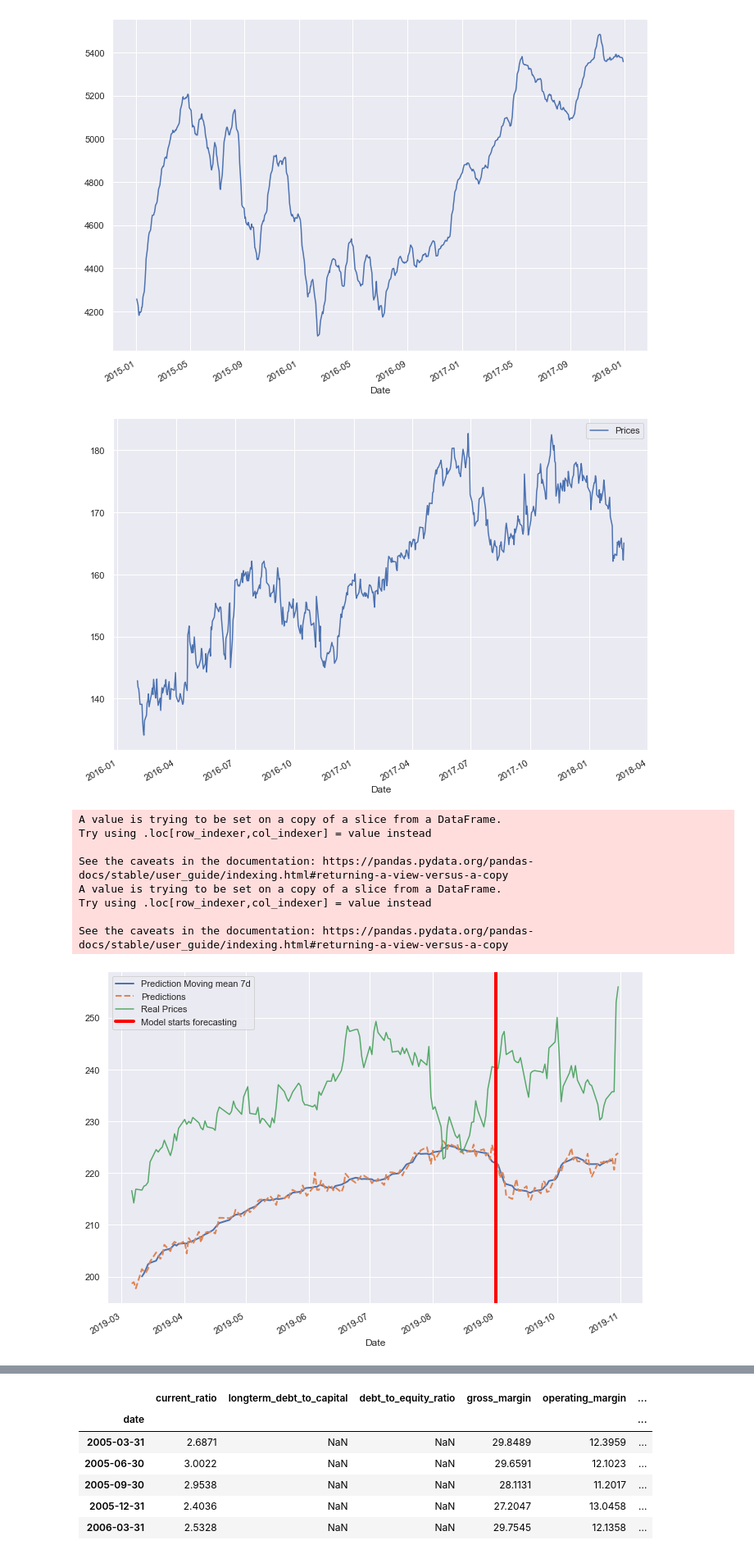
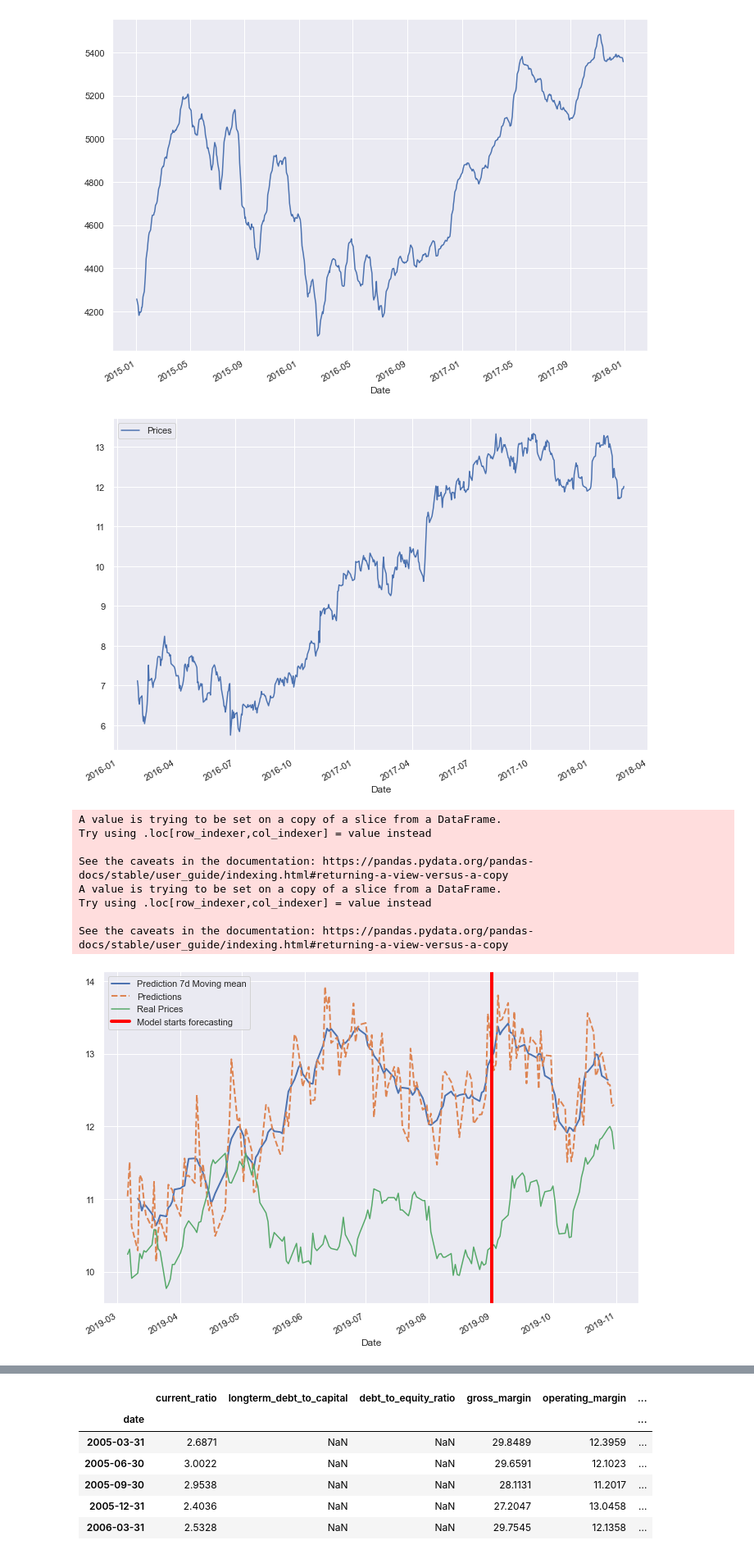
Before and after one commit to igaekus/projet-python-1A, a Jupyter notebook: data_viz.ipynb, the cells around one changed output, grey strips where cells are left out. Shown at 82% size. Cells and saved outputs as stored; diff of their text form; code cells hidden in the pictures.

```diff
--- a/data_viz.ipynb
+++ b/data_viz.ipynb
@@ -109,17 +112,17 @@ cac40.EMA_show("2015","2017")
 # %% [output]
 [figure]
 # %%
-"""" This cell is expected to construct the data_set we'll feed our model with""""
+""" This cell is expected to construct the data_set we'll feed our model with"""
 
-stock_ds = stock(name="OR.PA")
+stock_ds = stock(name="ACA.PA")
 
-""""Results are not evenly good. ACA.AP is pretty good whereas MSFT is catastrophic
+"""Results are not evenly good. ACA.AP is pretty good whereas MSFT is catastrophic
 
 What is left to improve is the choice of the estimator's hyperparamater
 such as their quality, the lenght training dataset."""
 
 
-""""The only indicators taken into account are, for now :
+"""The only indicators taken into account are, for now :
 Relative Strenght Indicator,
 Momentum of Market,
 Bollinger Bands width,
@@ -136,6 +139,10 @@ y = pd.DataFrame({"Prices" : stock_ds.price()})
 
 X,y = X.dropna(), y.dropna()
 
+
+assert len(X)!=0, "X dataset is empty bordel"
+assert len(y)!= 0, "y dataset is empty bordel"
+
 """"The segmentation of the train/test datasets are arbitrary.
 The forecasting period is expected to be Month+1
 We expect to encounter some size issues as markets are not open 365/365 days
@@ -144,19 +151,24 @@ and the closing days are not excatly the same every year"""
 X_train = X["2014-01":"2016-01"]
 y_train = y["2016-02":"2018-02-25"]
 
-X_test = X["2019-01-03":"2019-08"]
-y_test = y["2019-02":"2019-09"]
 
 y_train.plot()
 plt.show()
 # %% [output]
-[figure, old version]
+[figure, new version]
 # %%
+"""def date_comparison(d1, d2):
+    n = min(len(d1),len(d2))
+    if n <5 : d1_l = [int(d1[:4]), int], d2_l = [int(d1[:4]), int]
+    """
 
 
-X_end = "2019-09"
+X_test_start = "2019-02"
+X_test_end = "2019-09"
 
-X_test = X["2019-02":X_end]
+assert X_test_start < X_test_start
+
+X_test = X[X_test_start:X_end]
 y_test = y["2019-03-06":"2019-10"]
 
 """" Below stands a way of dealing with the size issue of training datasets.
@@ -196,47 +208,40 @@ model = model_inator("SVR linear")
 model.fit(X_train, np.ravel(y_train))
 y_pred = model.predict(X_test)
 
-"""" Same model but with an rbf kernel"""
 
 
-model.fit(X_train, np.ravel(y_train))
-y_pred = model.predict(X_test)
-
-
-
-
-"""" Same situation, we have to equalize the size of the test datasets"""
+""""We have to equalize the size of the test datasets"""
 
 if len(y_test)-len(y_pred)>0 :
     y_test= y_test[:-abs(len(y_test)-len(y_pred))]
     if len(y_test)-len(y_pred)!=0 : raise ValueError("L'ajustement ne fonctionne pas, y_test est trop long")
 if len(y_test)-len(y_pred)<0 :
     y_pred= y_pred[:-abs(len(y_test)-len(y_pred))]
     if len(y_test)-len(y_pred)!=0 : raise ValueError("L'ajustement ne fonctionne pas, y_pred est trop long")
 
 
 
 """" Plotting the real prices and the predictions to have a visual assession of
 the quality of our model"""
 
 y_test["Predictions"] = y_pred
-y_test["Pred_mean"] = y_test["Predictions"].rolling(window=7, center =True).mean().plot(label="Prediction Moving mean 7d",lw = 2)
+y_test["Pred_mean"] = y_test["Predictions"].rolling(window=7, center =True).mean().plot(label="Prediction 7d Moving mean",lw = 2)
 y_test["Predictions"].plot(label = "Predictions", ls = "--", lw = 2)
 y_test["Prices"].plot(label="Real Prices")
 
 plt.axvline(label = "Model starts forecasting" , x=X_end, ymin=0, ymax=190, lw = 4, color = "red")
 plt.legend()
 plt.show()
 # %% [output]
 A value is trying to be set on a copy of a slice from a DataFrame.
 Try using .loc[row_indexer,col_indexer] = value instead
 
 See the caveats in the documentation: https://pandas.pydata.org/pandas-docs/stable/user_guide/indexing.html#returning-a-view-versus-a-copy
 A value is trying to be set on a copy of a slice from a DataFrame.
 Try using .loc[row_indexer,col_indexer] = value instead
 
 See the caveats in the documentation: https://pandas.pydata.org/pandas-docs/stable/user_guide/indexing.html#returning-a-view-versus-a-copy
-[figure, old version]
+[figure, new version]
 # %%
 amzn = yf.Ticker("AMZN")
 amzn.info
```
Also changed, not shown: parts of 2 cells of this notebook.
